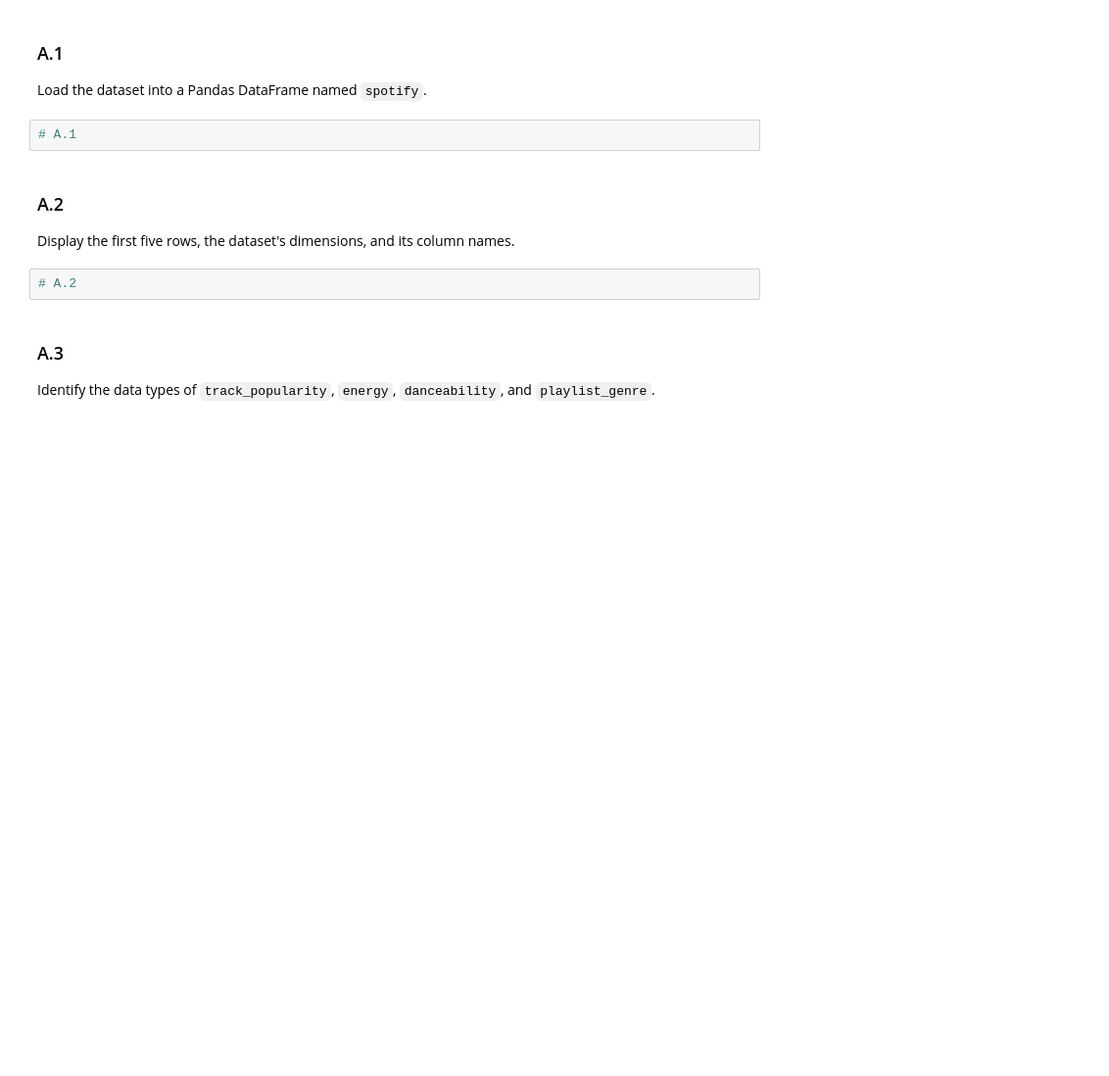
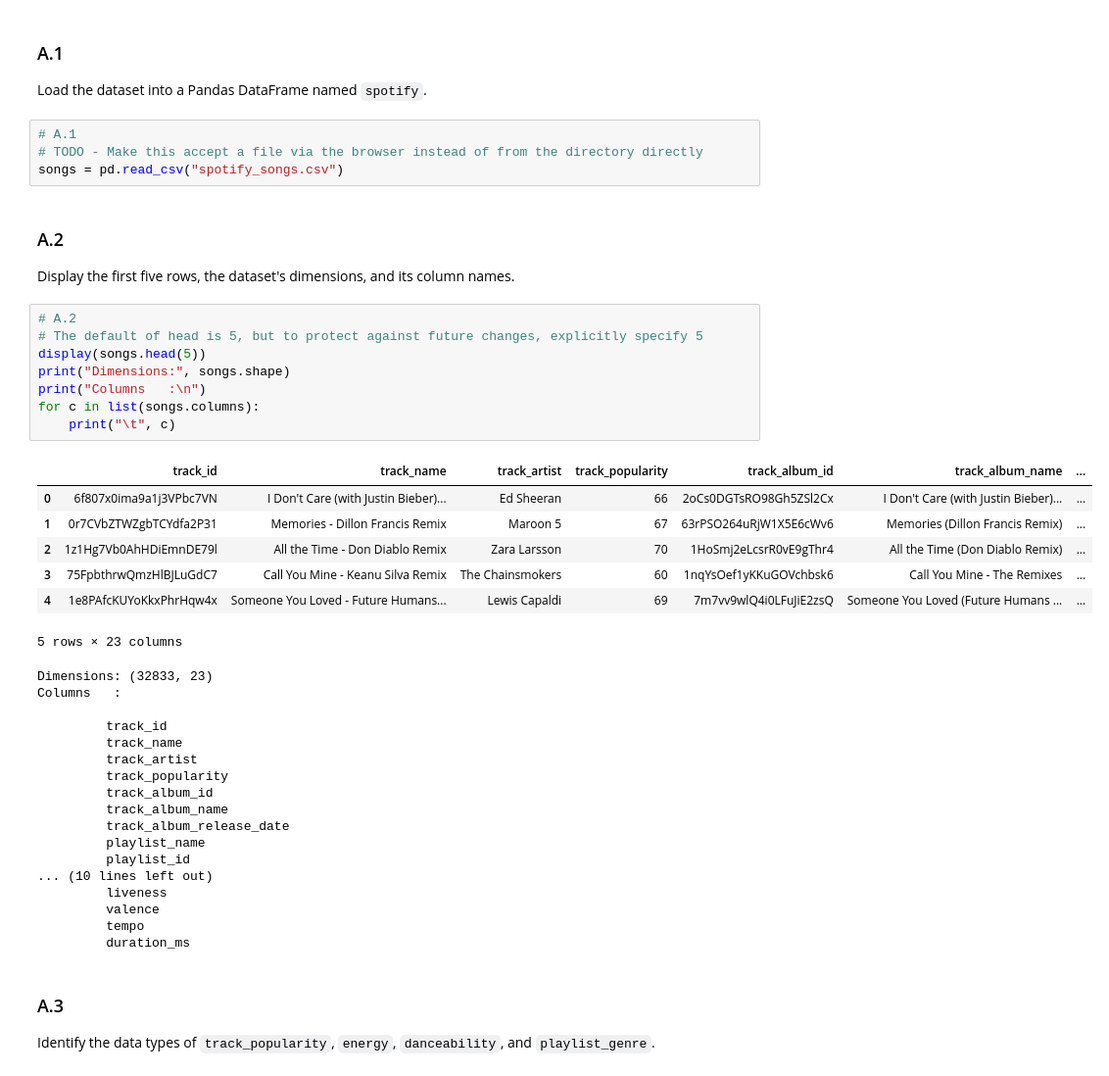
Before and after one commit to borq79/mis_58600, a Jupyter notebook: assignment4/Assignment_4_Problem_2_Spotify_Group19.ipynb, the cells around one changed output. Shown at 98% size. Drawn from its saved outputs; the diff is of its cells as text; blank space fills up the shorter version.

```diff
--- a/assignment4/Assignment_4_Problem_2_Spotify_Group19.ipynb
+++ b/assignment4/Assignment_4_Problem_2_Spotify_Group19.ipynb
@@ -16,11 +16,44 @@ import numpy as np
 Load the dataset into a Pandas DataFrame named `spotify`.
 # %%
 # A.1
+# TODO - Make this accept a file via the browser instead of from the directory directly
+songs = pd.read_csv("spotify_songs.csv")
 # %% [markdown]
 ### A.2
 Display the first five rows, the dataset's dimensions, and its column names.
 # %%
 # A.2
+# The default of head is 5, but to protect against future changes, explicitly specify 5
+display(songs.head(5))
+print("Dimensions:", songs.shape)
+print("Columns   :\n")
+for c in list(songs.columns):
+    print("\t", c)
+# %% [output]
+|  | track_id | track_name | track_artist | track_popularity | track_album_id | track_album_name | ... |
+| 0 | 6f807x0ima9a1j3VPbc7VN | I Don't Care (with Justin Bieber)... | Ed Sheeran | 66 | 2oCs0DGTsRO98Gh5ZSl2Cx | I Don't Care (with Justin Bieber)... | ... |
+| 1 | 0r7CVbZTWZgbTCYdfa2P31 | Memories - Dillon Francis Remix | Maroon 5 | 67 | 63rPSO264uRjW1X5E6cWv6 | Memories (Dillon Francis Remix) | ... |
+| 2 | 1z1Hg7Vb0AhHDiEmnDE79l | All the Time - Don Diablo Remix | Zara Larsson | 70 | 1HoSmj2eLcsrR0vE9gThr4 | All the Time (Don Diablo Remix) | ... |
+| 3 | 75FpbthrwQmzHlBJLuGdC7 | Call You Mine - Keanu Silva Remix | The Chainsmokers | 60 | 1nqYsOef1yKKuGOVchbsk6 | Call You Mine - The Remixes | ... |
+| 4 | 1e8PAfcKUYoKkxPhrHqw4x | Someone You Loved - Future Humans... | Lewis Capaldi | 69 | 7m7vv9wlQ4i0LFuJiE2zsQ | Someone You Loved (Future Humans ... | ... |
+5 rows × 23 columns
+Dimensions: (32833, 23)
+Columns   :
+
+         track_id
+         track_name
+         track_artist
+         track_popularity
+         track_album_id
+         track_album_name
+         track_album_release_date
+         playlist_name
+         playlist_id
+... (10 lines left out)
+         liveness
+         valence
+         tempo
+         duration_ms
 # %% [markdown]
 ### A.3
 Identify the data types of `track_popularity`, `energy`, `danceability`, and `playlist_genre`.
```
Also changed, not shown: parts of 22 cells of this notebook.
